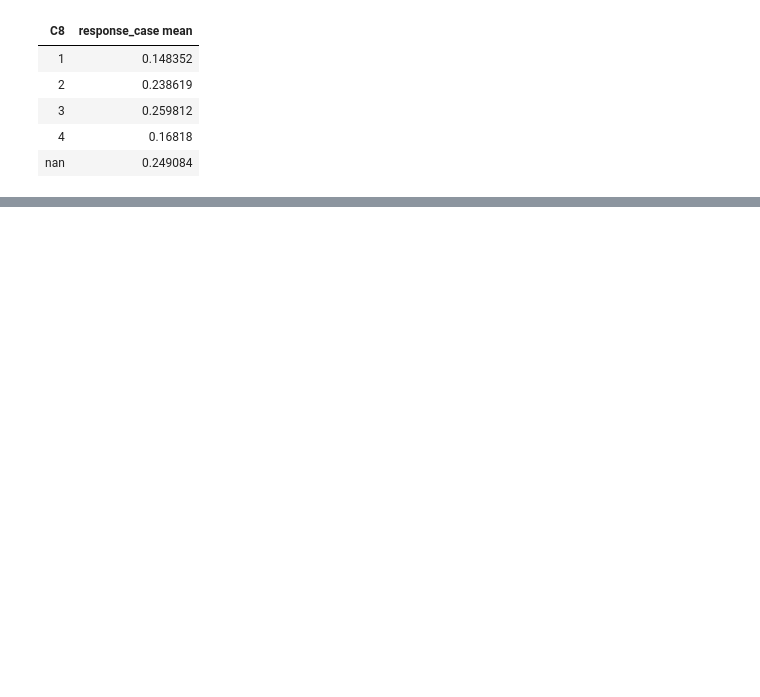
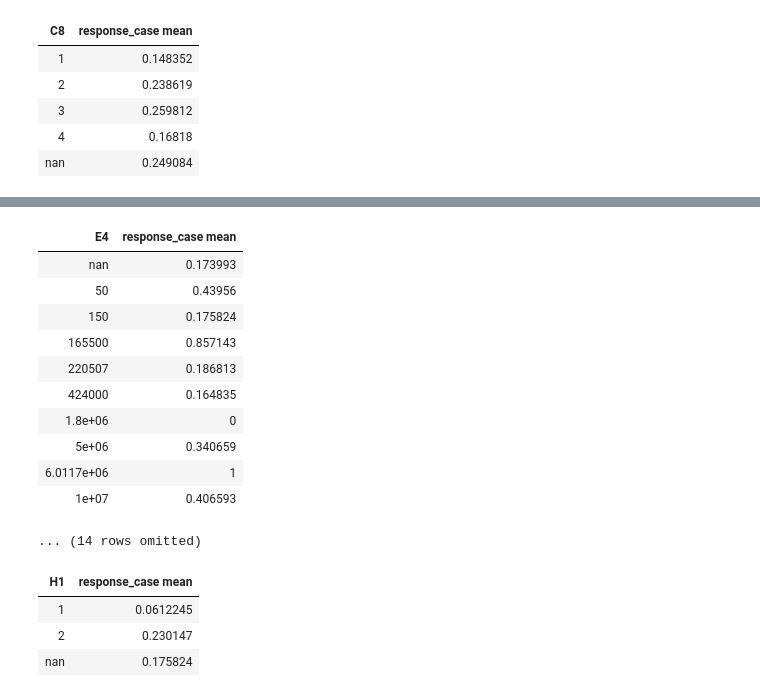
Before and after one commit to thomasundo2/covid-policy-analysis, a Jupyter notebook: gr_dec_analysis/gr_dec_analysis.ipynb, the cells around one changed output, grey strips where cells are left out. Saved outputs shown, nothing was run; the diff lists cells and outputs as text; code cells hidden in the pictures; blank space fills up the shorter version.

```diff
--- a/gr_dec_analysis/gr_dec_analysis.ipynb
+++ b/gr_dec_analysis/gr_dec_analysis.ipynb
@@ -360,0 +364,22 @@ divide_policy(C8, "C8")
+# %%
+divide_policy(E4, "E4")
+# %% [output]
+| E4 | response_case mean |
+| nan | 0.173993 |
+| 50 | 0.43956 |
+| 150 | 0.175824 |
+| 165500 | 0.857143 |
+| 220507 | 0.186813 |
+| 424000 | 0.164835 |
+| 1.8e+06 | 0 |
+| 5e+06 | 0.340659 |
+| 6.0117e+06 | 1 |
+| 1e+07 | 0.406593 |
+... (14 rows omitted)
+# %%
+divide_policy(H1, "H1")
+# %% [output]
+| H1 | response_case mean |
+| 1 | 0.0612245 |
+| 2 | 0.230147 |
+| nan | 0.175824 |
```
Also changed, not shown: parts of 13 cells of this notebook.
